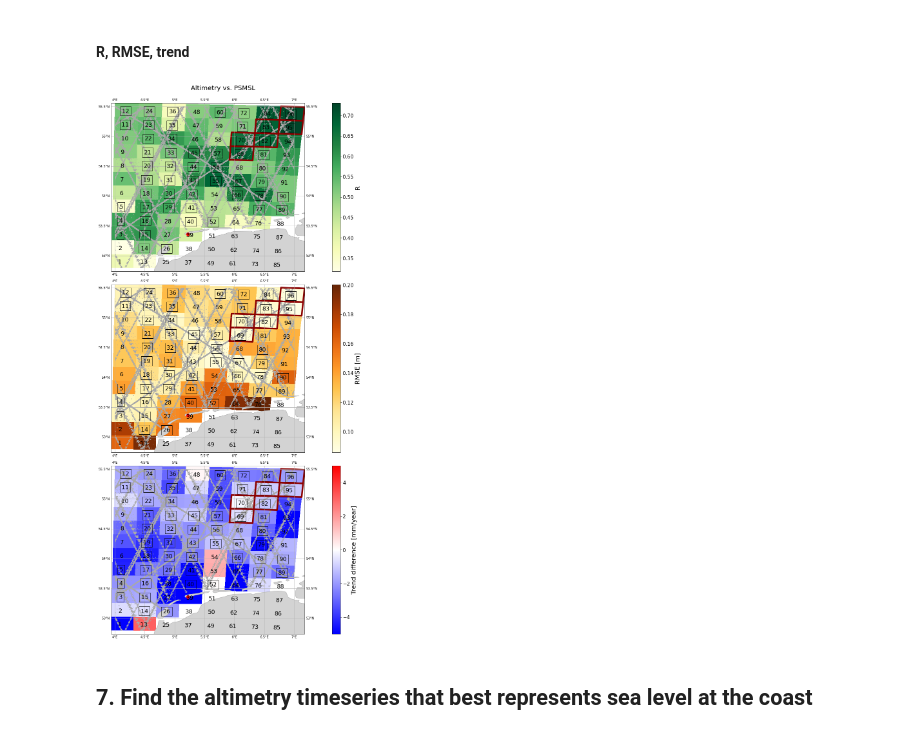
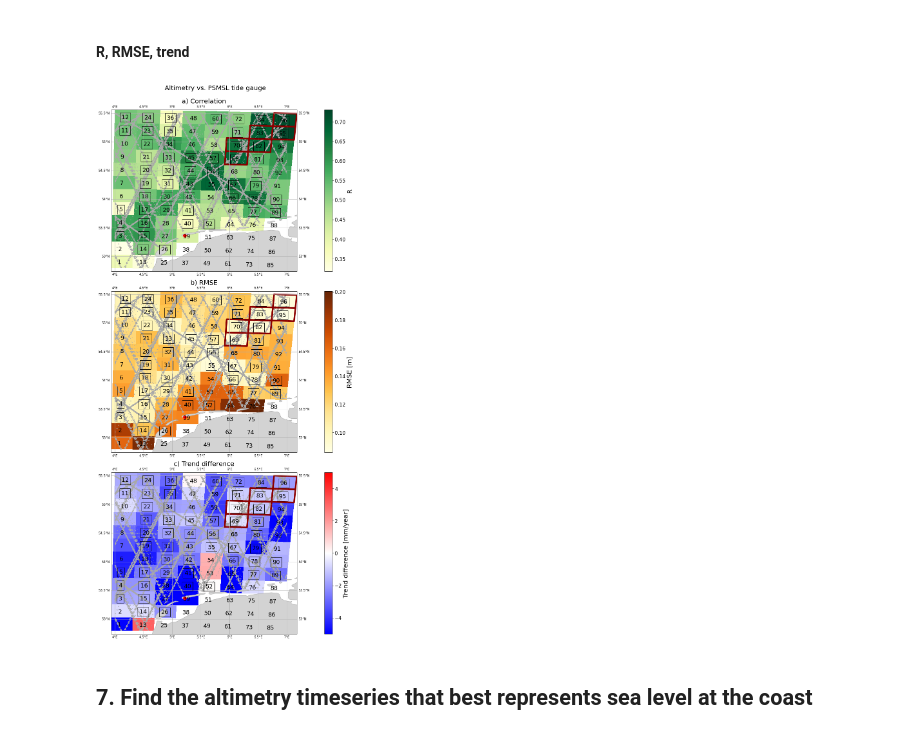
Before and after one commit to 3enedix/P1-data-combination-code, a Jupyter notebook: compare_altimetry_vs_TG.ipynb, the cells around one changed output. Saved outputs shown, nothing was run; the diff lists cells and outputs as text; code cells hidden in the pictures.

```diff
--- a/compare_altimetry_vs_TG.ipynb
+++ b/compare_altimetry_vs_TG.ipynb
@@ -862,15 +862,17 @@ plot_map(ax, num_obs_float, tg_loc, cmap='Blues', title='Number of altimetry poi
 #### R, RMSE, trend
 # %%
 fig, axs = plt.subplots(3,1, subplot_kw={'projection': ccrs.PlateCarree()}, figsize=(24,24))
-plt.subplots_adjust(left=0.8)
-fig.tight_layout()
-fig.suptitle('Altimetry vs. PSMSL', x=0.65, y=1)
+fig.suptitle('Altimetry vs. PSMSL tide gauge', x=0.65, y=1)
 plot_map(axs[0], cell_stats['R_psmsl'].values, psmsl_loc, cmap='YlGn', title='', label='R')
 plot_map(axs[1], cell_stats['RMSE_psmsl'].values, psmsl_loc, cmap='YlOrBr', title='', label='RMSE [m]')
 plot_map(axs[2], cell_stats['trend_diff'].values, psmsl_loc, vmin=-5.0, vmax=5.0, cmap='bwr', title='', label='Trend difference [mm/year]')
-plt.savefig('../99_plot_dump/maps_altimetry_vs_psmsl.png', dpi=dpi, bbox_inches='tight')
+axs[0].set_title("a) Correlation")
+axs[1].set_title("b) RMSE")
+axs[2].set_title("c) Trend difference")
+fig.tight_layout()
+plt.savefig('../99_plot_dump/maps_altimetry_vs_psmsl.eps', format='eps', dpi=dpi, bbox_inches='tight')
 # %% [output]
-[figure, old version]
+[figure, new version]
 # %% [markdown]
 ## 7. Find the altimetry timeseries that best represents sea level at the coast
 # %%
```
Also changed, not shown: parts of 1 cell of this notebook, 3 other files.
